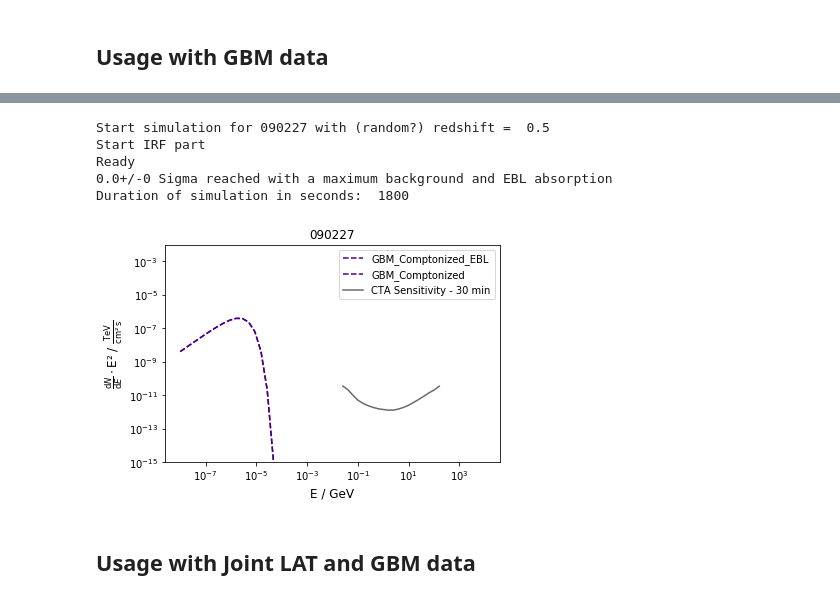
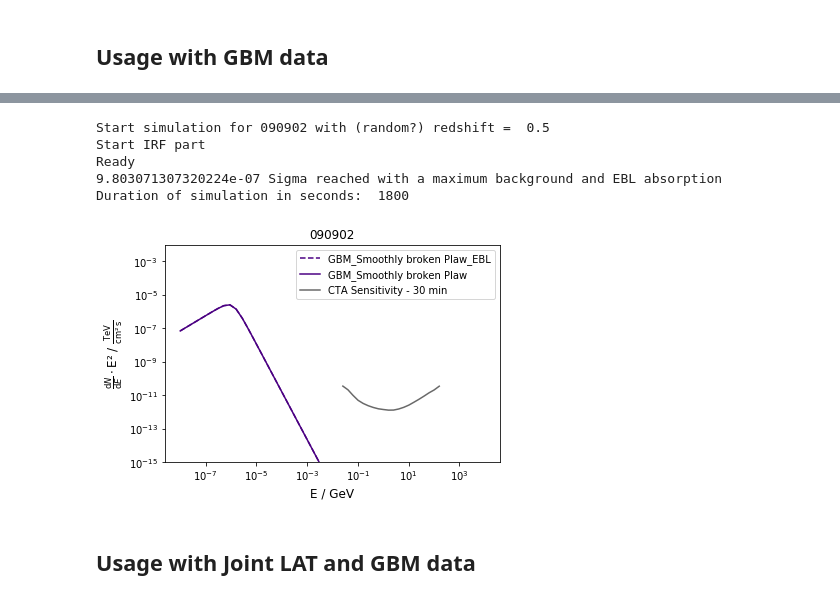
Before and after one commit to JanaMo/Project_Master, a Jupyter notebook: Realistic_Expectations.ipynb, the cells around one changed output, grey strips where cells are left out. Cells and saved outputs as stored; diff of their text form; code cells hidden in the pictures.

```diff
--- a/Realistic_Expectations.ipynb
+++ b/Realistic_Expectations.ipynb
@@ -367,7 +385,7 @@ Duration of simulation in seconds:  1800
 # %%
 ### Name randomly drag from BATSE Dataframe
 ### Redshift not known --> Drag from distribution above
-N = 1000
+N = 20
 Sigmas = unumpy.uarray(np.zeros(N), np.zeros(N))
 for i in range(0,N-1):
     index = randint(0,len(BATSE_DF)-1)
@@ -377,7 +395,7 @@ for i in range(0,N-1):
 
     Sigma = simulate_BATSE_detection('/home/jana/Schreibtisch/Projekt Master/caldb/data/cta/prod3b/bcf/South_z20_average_30m/irf_file.fits',
                BATSE_DF,Name,z,1800)
-    if np.isnan(unumpy.nominal_values(Sigma)) == True:
+    if np.isnan(Sigma) == True:
         Sigma = ufloat(0.0,0.0)
     Sigmas[i] = Sigma
 # %% [output]
@@ -497,12 +513,12 @@ Duration of simulation in seconds:  1800
 # %%
 Sigma = simulate_GBM_detection('/home/jana/Schreibtisch/Projekt Master/caldb/data/cta/prod3b/bcf/South_z20_average_30m/irf_file.fits',
-               DF,'090227',0.5,1800)
+               DF,'090902',0.5,1800)
 # %% [output]
-Start simulation for 090227 with (random?) redshift =  0.5
+Start simulation for 090902 with (random?) redshift =  0.5
 Start IRF part
 Ready
-0.0+/-0 Sigma reached with a maximum background and EBL absorption
+9.803071307320224e-07 Sigma reached with a maximum background and EBL absorption
 Duration of simulation in seconds:  1800
-[figure, old version]
+[figure, new version]
 # %% [markdown]
 ## Usage with Joint LAT and GBM data
```
Also changed, not shown: parts of 9 cells of this notebook, 7 other files.
